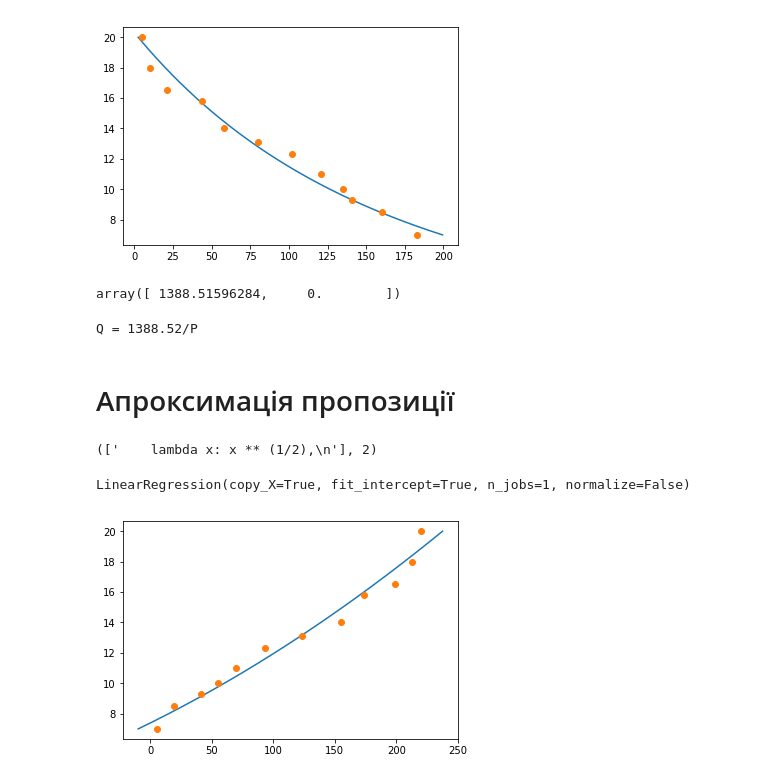
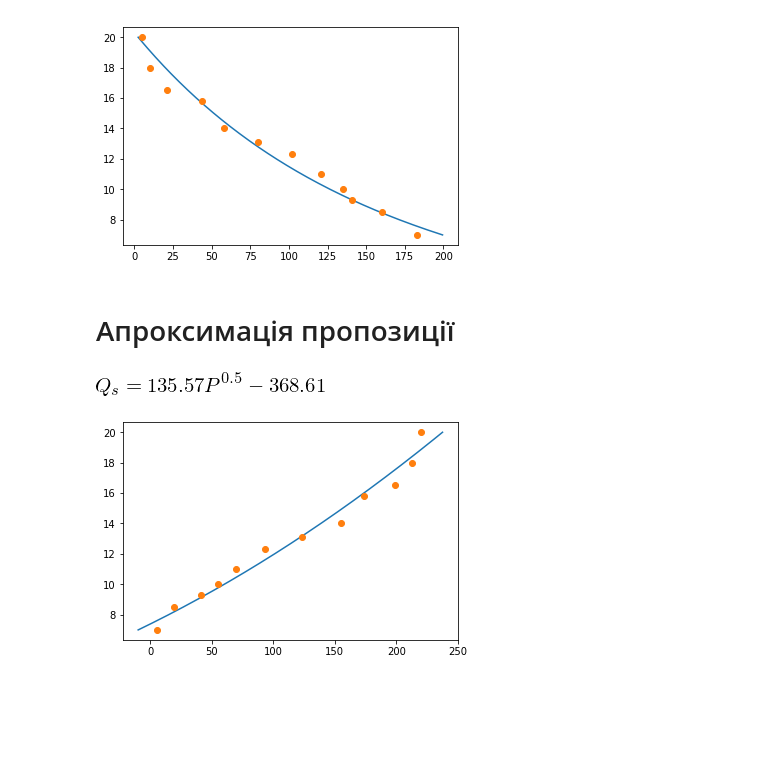
Before and after one commit to Sgeg/Labs, a Jupyter notebook: EkoMod/Lab1/Lab1.ipynb, the cells around one changed output. Cells and saved outputs as stored; diff of their text form; code cells hidden in the pictures; blank space fills up the shorter version.

```diff
--- a/EkoMod/Lab1/Lab1.ipynb
+++ b/EkoMod/Lab1/Lab1.ipynb
@@ -111,14 +151,6 @@ plt.plot(data['Demand'], data['Price'], 'o')
 plt.show()
 # %% [output]
 [figure]
-# %%
-model_demand.coef_
-# %% [output]
-array([ 1388.51596284,     0.        ])
-# %%
-print("Q = {}/P".format(round(model_demand.coef_[0], 2)))
-# %% [output]
-Q = 1388.52/P
 # %% [markdown]
 # Апроксимація пропозиції
 # %%
@@ -133,10 +164,0 @@ f_s = find_f(data['Price'].values, data['Supply'].values, f_s_all)
-# %%
-inspect.getsourcelines(f_s)
-# %% [output]
-(['    lambda x: x ** (1/2),\n'], 2)
-# %%
-model_supply = LinearRegression()
-
-model_supply.fit(generate_features(data['Price'].values, f_s), data['Supply'])
-# %% [output]
-LinearRegression(copy_X=True, fit_intercept=True, n_jobs=1, normalize=False)
@@ -148,3 +165,7 @@ def Q_s(P):
+# %%
+Q_s.pretty_print()
+# %% [output]
+[figure, added]
 # %%
 plt.plot(Q_s(prices), prices)
 plt.plot(data['Supply'], data['Price'], 'o')
```
Also changed, not shown: parts of 29 cells of this notebook.
